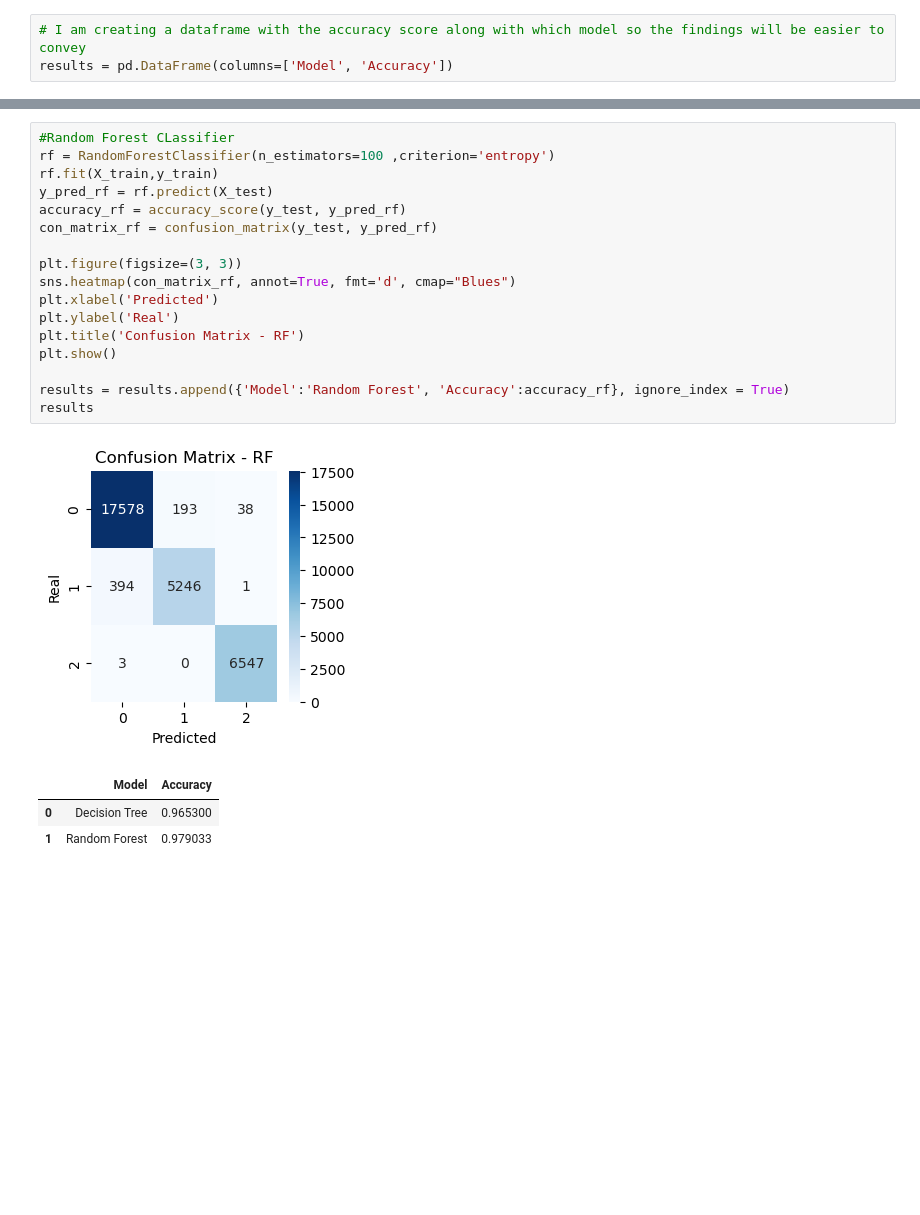
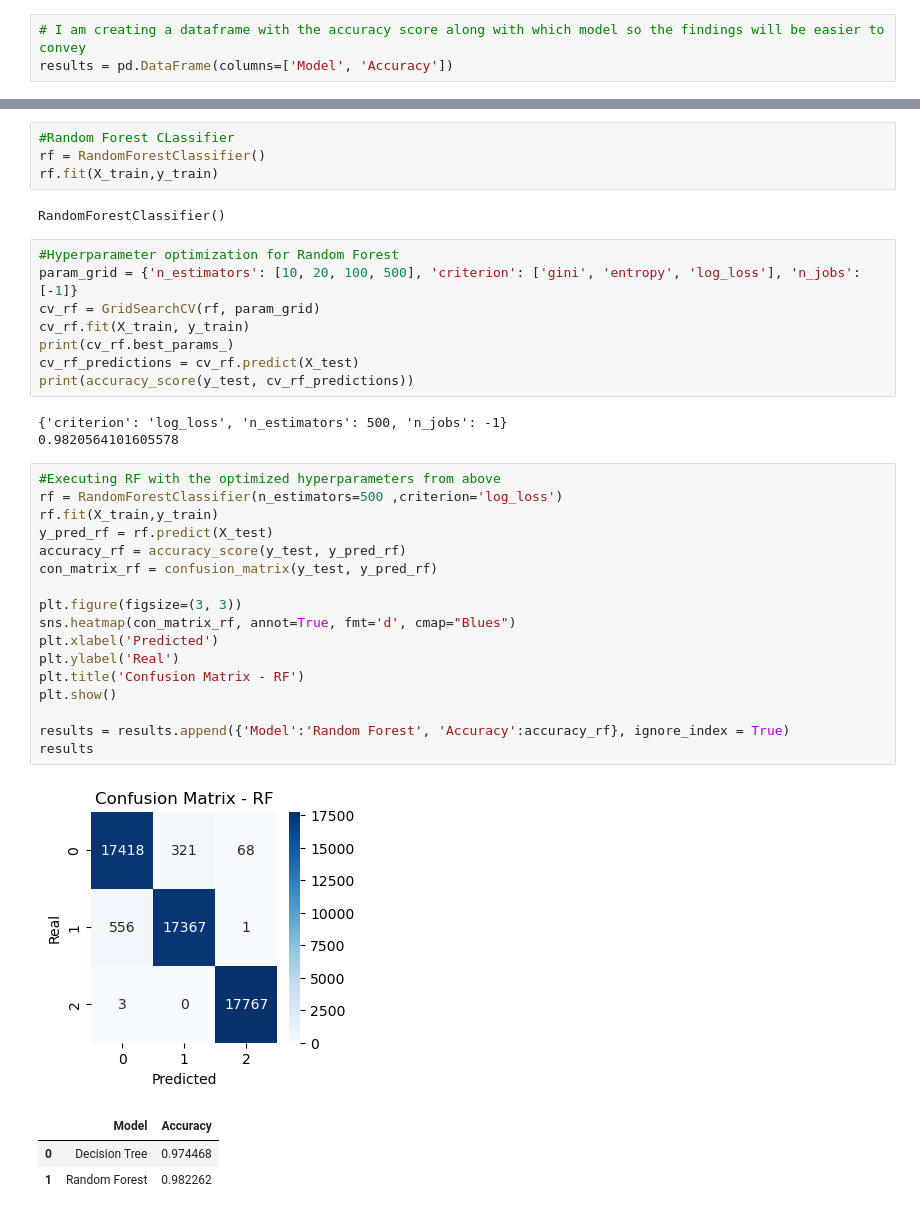
Before and after one commit to phys1cstothemax/Capstone2, a Jupyter notebook: Capstone 2 Modelling.ipynb, the cells around one changed output, grey strips where cells are left out. Drawn from its saved outputs; the diff is of its cells as text; blank space fills up the shorter version.

```diff
--- a/Capstone 2 Modelling.ipynb
+++ b/Capstone 2 Modelling.ipynb
@@ -201,25 +225,42 @@ results
 # %%
 #Random Forest CLassifier
-rf = RandomForestClassifier(n_estimators=100 ,criterion='entropy')
+rf = RandomForestClassifier()
 rf.fit(X_train,y_train)
-y_pred_rf = rf.predict(X_test)
-accuracy_rf = accuracy_score(y_test, y_pred_rf)
-con_matrix_rf = confusion_matrix(y_test, y_pred_rf)
-
-plt.figure(figsize=(3, 3))
-sns.heatmap(con_matrix_rf, annot=True, fmt='d', cmap="Blues")
-plt.xlabel('Predicted')
-plt.ylabel('Real')
-plt.title('Confusion Matrix - RF')
-plt.show()
-
-results = results.append({'Model':'Random Forest', 'Accuracy':accuracy_rf}, ignore_index = True)
-results
 # %% [output]
-[figure, removed]
-|  | Model | Accuracy |
-| 0 | Decision Tree | 0.965300 |
-| 1 | Random Forest | 0.979033 |
+RandomForestClassifier()
+# %%
+#Hyperparameter optimization for Random Forest
+param_grid = {'n_estimators': [10, 20, 100, 500], 'criterion': ['gini', 'entropy', 'log_loss'], 'n_jobs':[-1]}
+cv_rf = GridSearchCV(rf, param_grid)
+cv_rf.fit(X_train, y_train)
+print(cv_rf.best_params_)
+cv_rf_predictions = cv_rf.predict(X_test)
+print(accuracy_score(y_test, cv_rf_predictions))
+# %% [output]
+{'criterion': 'log_loss', 'n_estimators': 500, 'n_jobs': -1}
+0.9820564101605578
+# %%
+#Executing RF with the optimized hyperparameters from above
+rf = RandomForestClassifier(n_estimators=500 ,criterion='log_loss')
+rf.fit(X_train,y_train)
+y_pred_rf = rf.predict(X_test)
+accuracy_rf = accuracy_score(y_test, y_pred_rf)
+con_matrix_rf = confusion_matrix(y_test, y_pred_rf)
+
+plt.figure(figsize=(3, 3))
+sns.heatmap(con_matrix_rf, annot=True, fmt='d', cmap="Blues")
+plt.xlabel('Predicted')
+plt.ylabel('Real')
+plt.title('Confusion Matrix - RF')
+plt.show()
+
+results = results.append({'Model':'Random Forest', 'Accuracy':accuracy_rf}, ignore_index = True)
+results
+# %% [output]
+[figure, added]
+|  | Model | Accuracy |
+| 0 | Decision Tree | 0.974468 |
+| 1 | Random Forest | 0.982262 |
 # %%
 #XGBoost CLassifier
 xgb = XGBClassifier()
```
Also changed, not shown: parts of 12 cells of this notebook.
